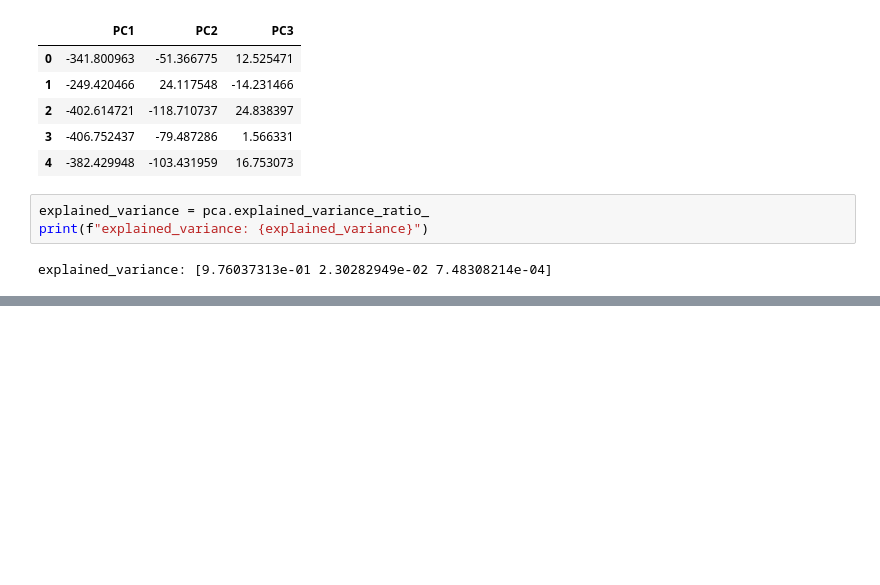
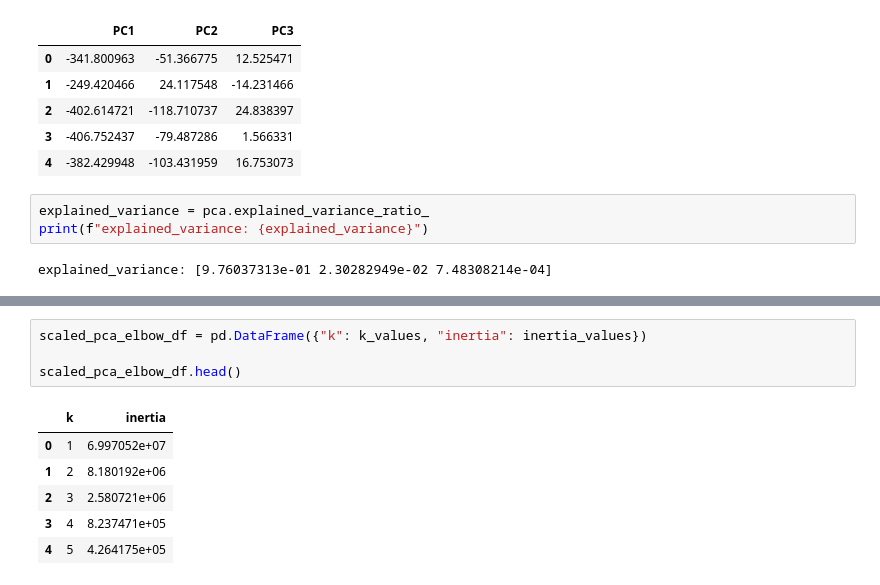
Before and after one commit to 99btyler/MSUDA-challenge-crypto, a Jupyter notebook: submission/crypto-clustering.ipynb, the cells around one changed output, grey strips where cells are left out. Saved outputs shown, nothing was run; the diff lists cells and outputs as text; blank space fills up the shorter version.

```diff
--- a/submission/crypto-clustering.ipynb
+++ b/submission/crypto-clustering.ipynb
@@ -179,0 +199,11 @@ crypto_pca_df.head()
+# %%
+scaled_pca_elbow_df = pd.DataFrame({"k": k_values, "inertia": inertia_values})
+
+scaled_pca_elbow_df.head()
+# %% [output]
+|  | k | inertia |
+| 0 | 1 | 6.997052e+07 |
+| 1 | 2 | 8.180192e+06 |
+| 2 | 3 | 2.580721e+06 |
+| 3 | 4 | 8.237471e+05 |
+| 4 | 5 | 4.264175e+05 |
```
Also changed, not shown: parts of 21 cells of this notebook, 1 other file.
